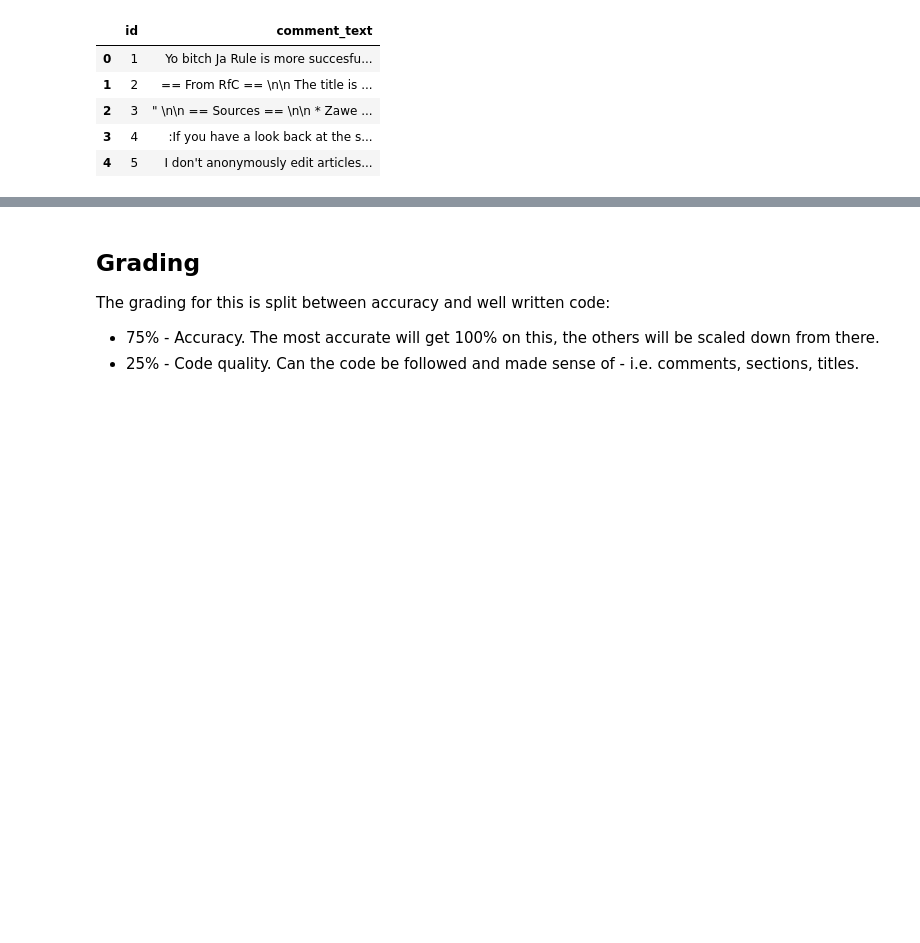
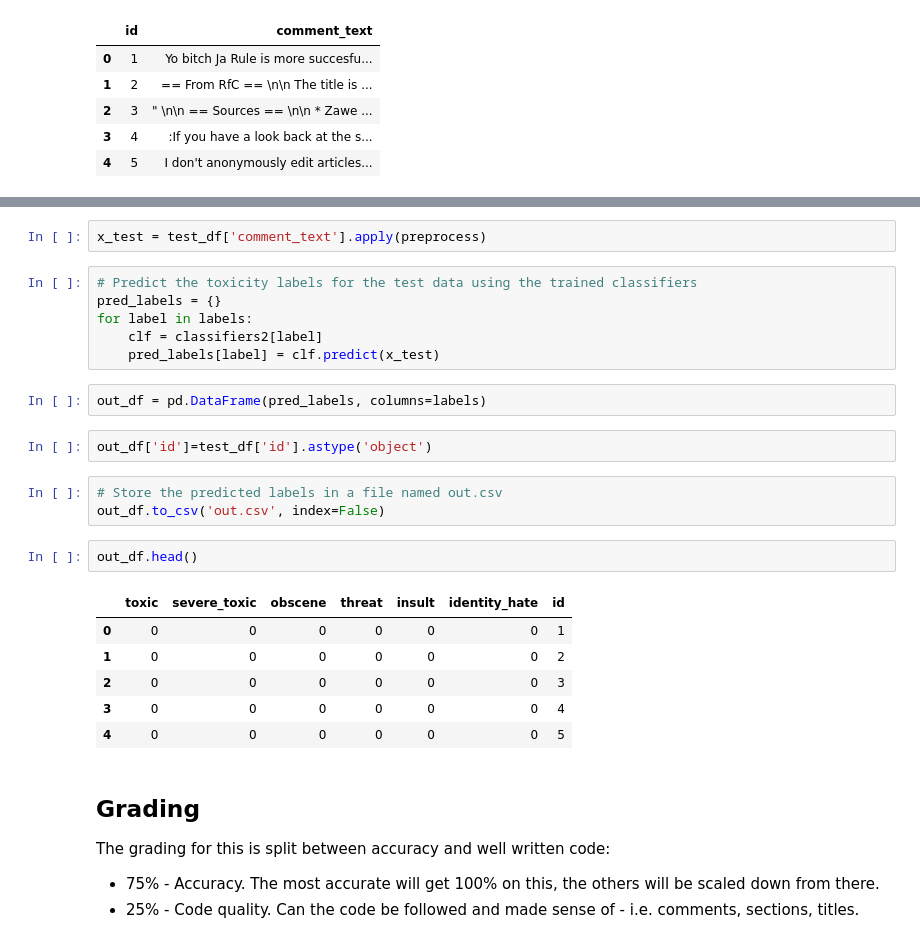
Before and after one commit to zareeiant/ItML_Project_1_Students, a Jupyter notebook: proj_1_start.ipynb, the cells around one changed output, grey strips where cells are left out. Cells and saved outputs as stored; diff of their text form; blank space fills up the shorter version.

```diff
--- a/proj_1_start.ipynb
+++ b/proj_1_start.ipynb
@@ -322,3 +494,27 @@ sample_out.to_csv('out.csv', index=False)
+# %%
+x_test = test_df['comment_text'].apply(preprocess)
+# %%
+# Predict the toxicity labels for the test data using the trained classifiers
+pred_labels = {}
+for label in labels:
+    clf = classifiers2[label]
+    pred_labels[label] = clf.predict(x_test)
+# %%
+out_df = pd.DataFrame(pred_labels, columns=labels)
+# %%
+out_df['id']=test_df['id'].astype('object')
+# %%
+# Store the predicted labels in a file named out.csv
+out_df.to_csv('out.csv', index=False)
+# %%
+out_df.head()
+# %% [output]
+|  | toxic | severe_toxic | obscene | threat | insult | identity_hate | id |
+| 0 | 0 | 0 | 0 | 0 | 0 | 0 | 1 |
+| 1 | 0 | 0 | 0 | 0 | 0 | 0 | 2 |
+| 2 | 0 | 0 | 0 | 0 | 0 | 0 | 3 |
+| 3 | 0 | 0 | 0 | 0 | 0 | 0 | 4 |
+| 4 | 0 | 0 | 0 | 0 | 0 | 0 | 5 |
 # %% [markdown]
 ## Grading
 
```
Also changed, not shown: parts of 31 cells of this notebook, 1 other file.
